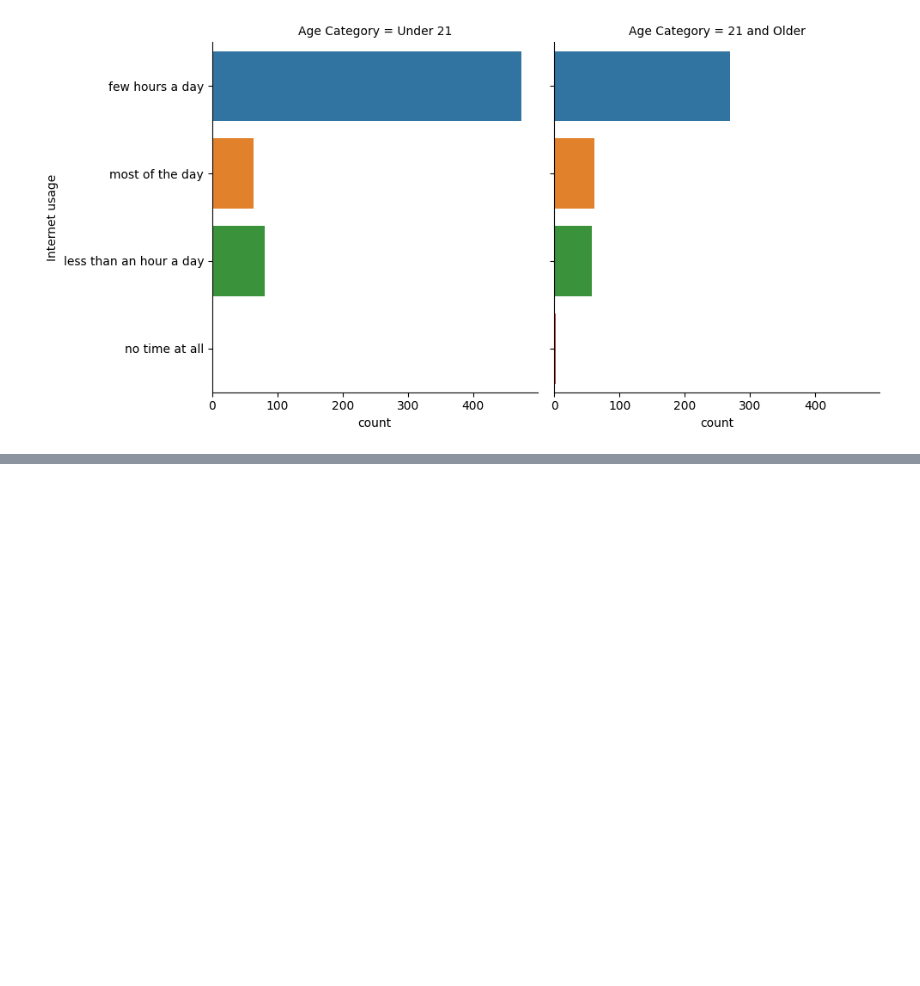
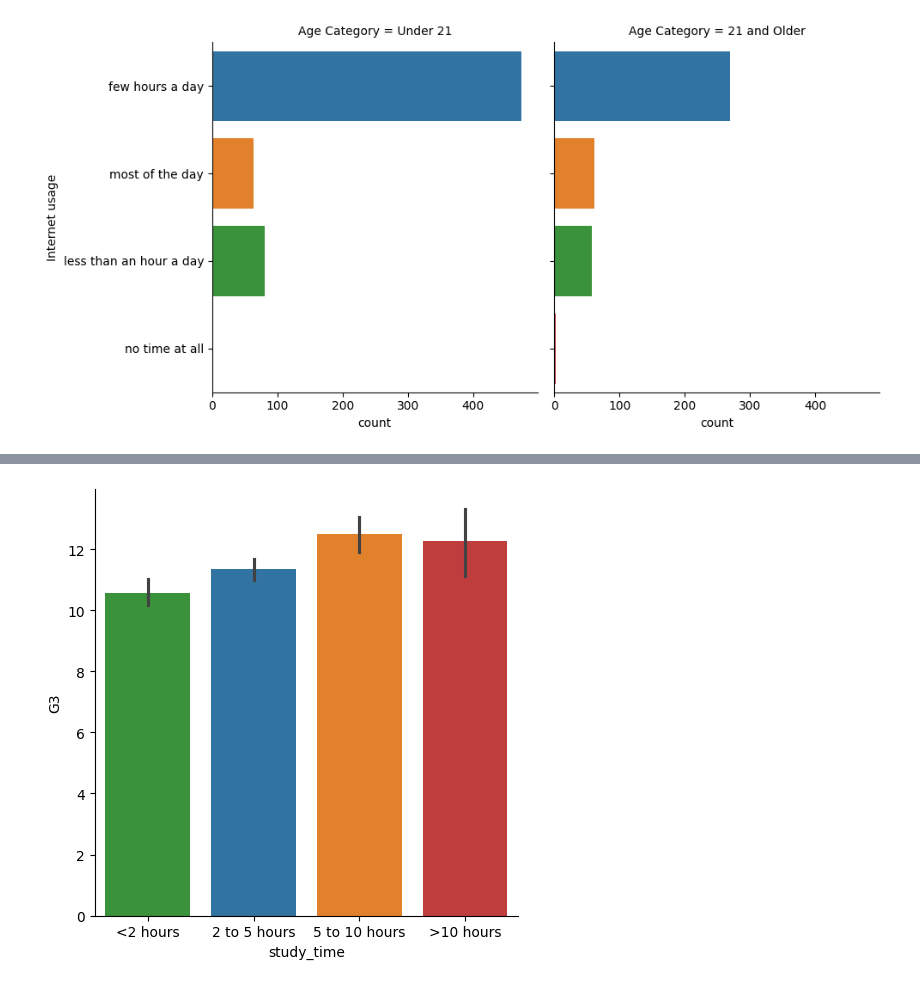
Before and after one commit to jhlopesalves/data-science-notebooks, a Jupyter notebook: Python/Intro to Seaborn/introduction_to_seaborn.ipynb, the cells around one changed output, grey strips where cells are left out. Saved outputs shown, nothing was run; the diff lists cells and outputs as text; code cells hidden in the pictures; blank space fills up the shorter version.

```diff
--- a/Python/Intro to Seaborn/introduction_to_seaborn.ipynb
+++ b/Python/Intro to Seaborn/introduction_to_seaborn.ipynb
@@ -385,0 +446,15 @@ plt.show()
+# %%
+# List of categories from lowest to highest
+category_order = ["<2 hours",
+                  "2 to 5 hours",
+                  "5 to 10 hours",
+                  ">10 hours"]
+
+# Rearrange the categories
+sns.catplot(x="study_time", y="G3", order=category_order,
+data=student_data, kind="bar", hue="study_time")
+
+# Show plot
+plt.show()
+# %% [output]
+[figure, added]
```
Also changed, not shown: parts of 19 cells of this notebook.
